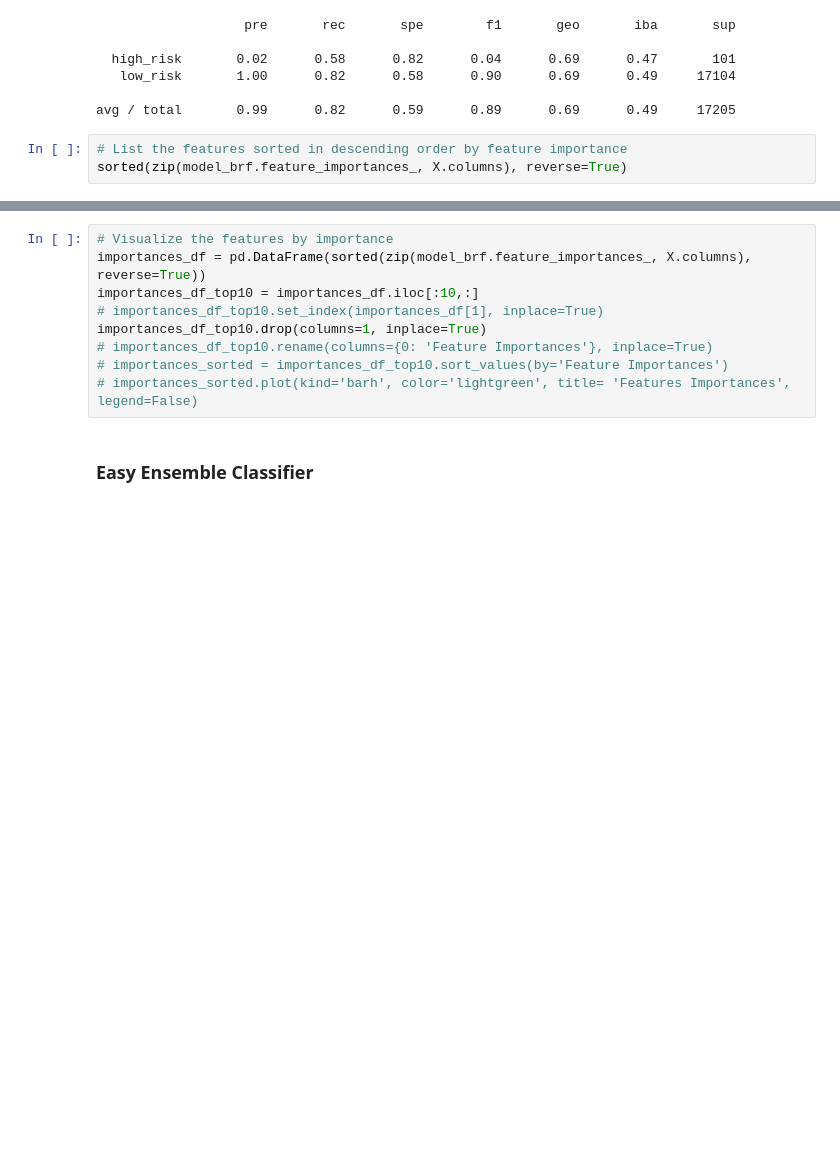
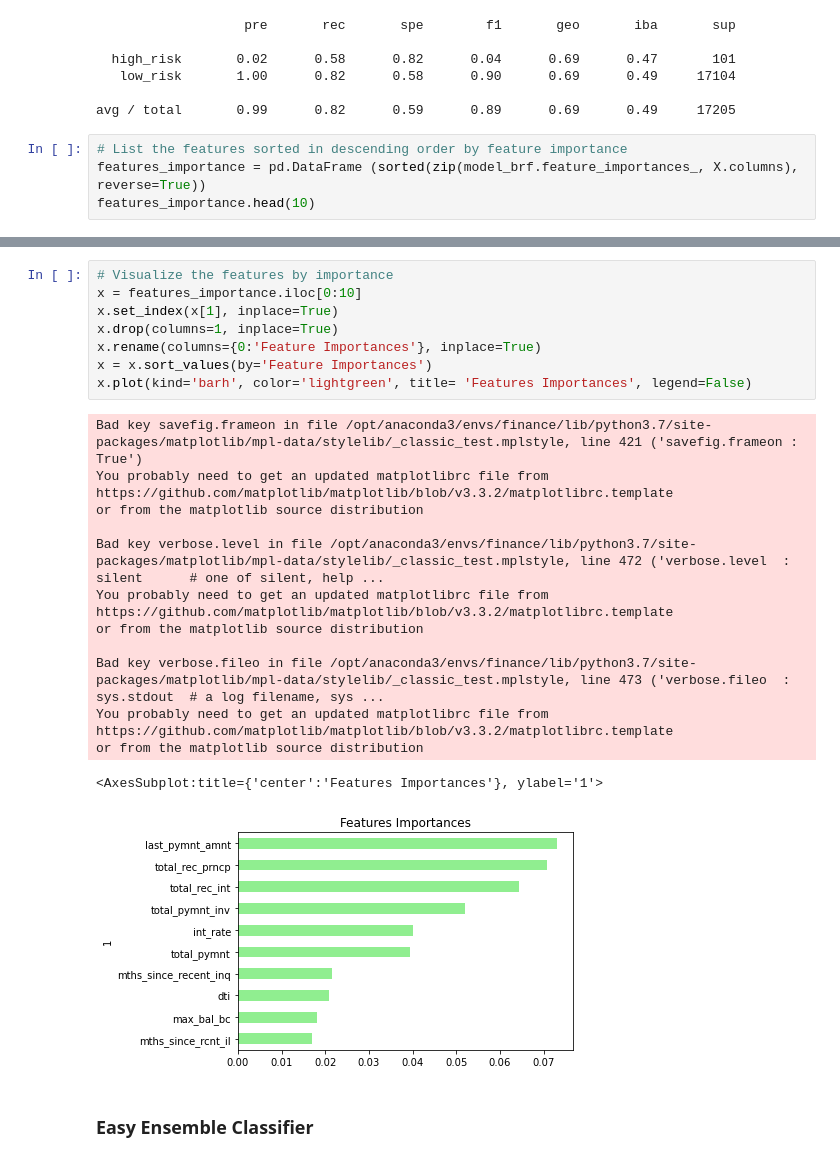
Before and after one commit to Diveride/HW-Machine-Learning-P2P-Risk-Analysis, a Jupyter notebook: credit_risk_ensemble.ipynb, the cells around one changed output, grey strips where cells are left out. Drawn from its saved outputs; the diff is of its cells as text; blank space fills up the shorter version.

```diff
--- a/credit_risk_ensemble.ipynb
+++ b/credit_risk_ensemble.ipynb
@@ -172,5 +173,6 @@ print(classification_report_imbalanced(y_test, y_pred_brf))
 avg / total       0.99      0.82      0.59      0.89      0.69      0.49     17205
 # %%
 # List the features sorted in descending order by feature importance
-sorted(zip(model_brf.feature_importances_, X.columns), reverse=True)
+features_importance = pd.DataFrame (sorted(zip(model_brf.feature_importances_, X.columns), reverse=True))
+features_importance.head(10)
 # %% [output]
@@ -194,12 +190,28 @@ sorted(zip(model_brf.feature_importances_, X.columns), reverse=True)
 # %%
 # Visualize the features by importance
-importances_df = pd.DataFrame(sorted(zip(model_brf.feature_importances_, X.columns), reverse=True))
-importances_df_top10 = importances_df.iloc[:10,:]
-# importances_df_top10.set_index(importances_df[1], inplace=True)
-importances_df_top10.drop(columns=1, inplace=True)
-# importances_df_top10.rename(columns={0: 'Feature Importances'}, inplace=True)
-# importances_sorted = importances_df_top10.sort_values(by='Feature Importances')
-# importances_sorted.plot(kind='barh', color='lightgreen', title= 'Features Importances', legend=False)
+x = features_importance.iloc[0:10]
+x.set_index(x[1], inplace=True)
+x.drop(columns=1, inplace=True)
+x.rename(columns={0:'Feature Importances'}, inplace=True)
+x = x.sort_values(by='Feature Importances')
+x.plot(kind='barh', color='lightgreen', title= 'Features Importances', legend=False)
+# %% [output]
+Bad key savefig.frameon in file /opt/anaconda3/envs/finance/lib/python3.7/site-packages/matplotlib/mpl-data/stylelib/_classic_test.mplstyle, line 421 ('savefig.frameon : True')
+You probably need to get an updated matplotlibrc file from
+https://github.com/matplotlib/matplotlib/blob/v3.3.2/matplotlibrc.template
+or from the matplotlib source distribution
+
+Bad key verbose.level in file /opt/anaconda3/envs/finance/lib/python3.7/site-packages/matplotlib/mpl-data/stylelib/_classic_test.mplstyle, line 472 ('verbose.level  : silent      # one of silent, help ...
+You probably need to get an updated matplotlibrc file from
+https://github.com/matplotlib/matplotlib/blob/v3.3.2/matplotlibrc.template
+or from the matplotlib source distribution
+
+Bad key verbose.fileo in file /opt/anaconda3/envs/finance/lib/python3.7/site-packages/matplotlib/mpl-data/stylelib/_classic_test.mplstyle, line 473 ('verbose.fileo  : sys.stdout  # a log filename, sys ...
+You probably need to get an updated matplotlibrc file from
+https://github.com/matplotlib/matplotlib/blob/v3.3.2/matplotlibrc.template
+or from the matplotlib source distribution
+<AxesSubplot:title={'center':'Features Importances'}, ylabel='1'>
+[figure, added]
 # %% [markdown]
 ### Easy Ensemble Classifier
 # %%
```
Also changed, not shown: parts of 9 cells of this notebook.
